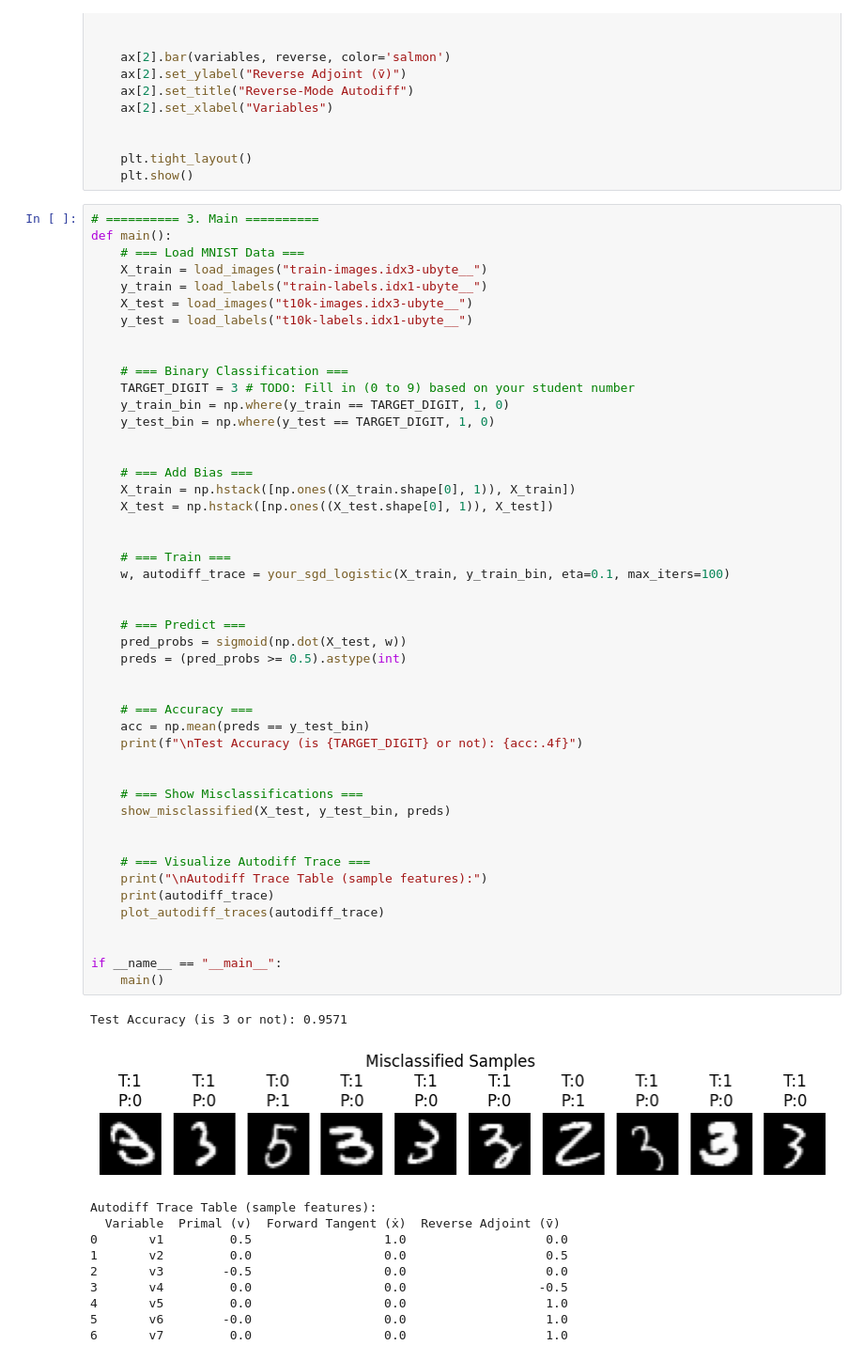
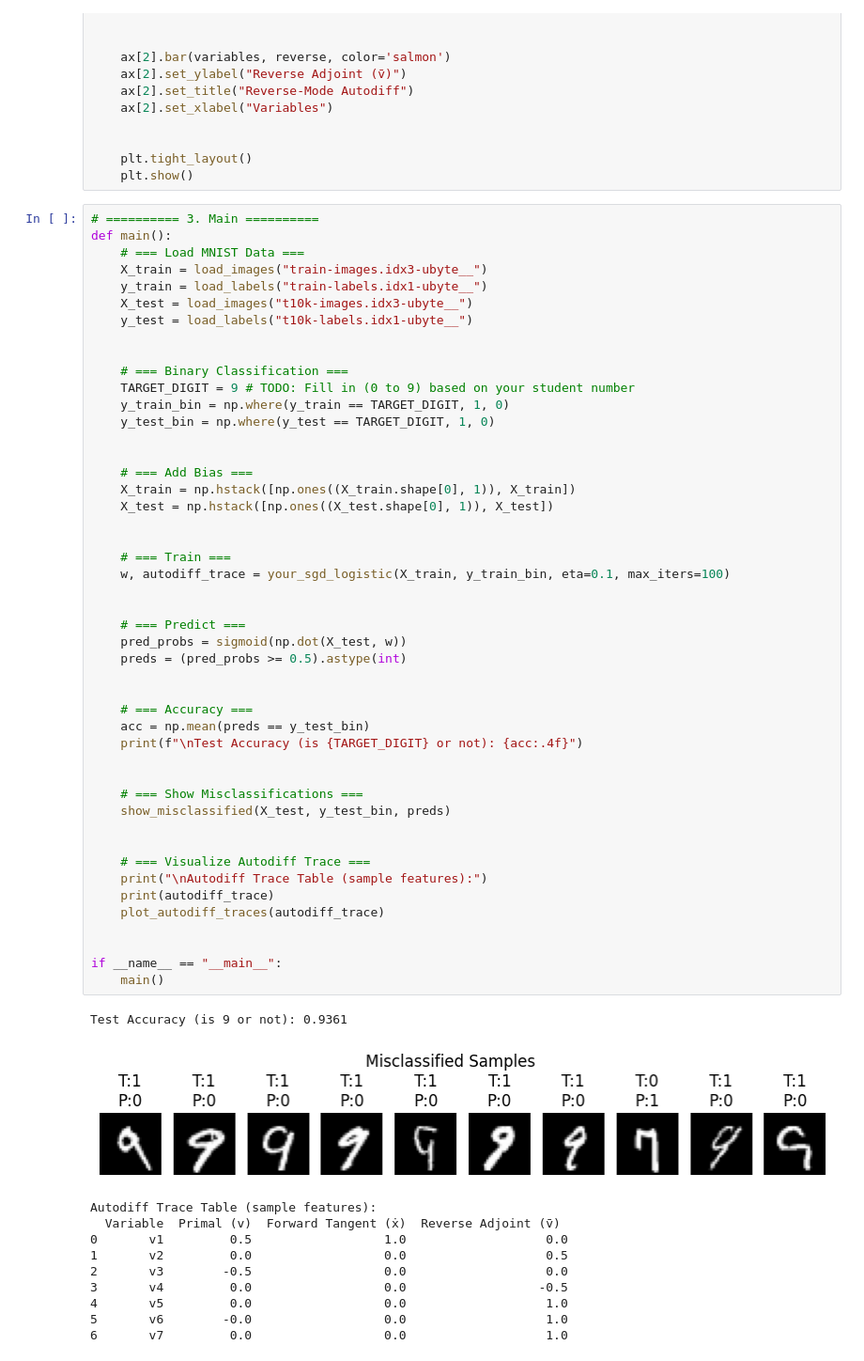
Before and after one commit to Vincent-Lien/NYCU_ML_2025, a Jupyter notebook: HW2/3. Backpropagation/Backpropagation.ipynb, the cells around one changed output. Shown at 94% size. Cells and saved outputs as stored; diff of their text form.

```diff
--- a/HW2/3. Backpropagation/Backpropagation.ipynb
+++ b/HW2/3. Backpropagation/Backpropagation.ipynb
@@ -160,7 +160,7 @@ def main():
 
 
     # === Binary Classification ===
-    TARGET_DIGIT = 3 # TODO: Fill in (0 to 9) based on your student number
+    TARGET_DIGIT = 9 # TODO: Fill in (0 to 9) based on your student number
     y_train_bin = np.where(y_train == TARGET_DIGIT, 1, 0)
     y_test_bin = np.where(y_test == TARGET_DIGIT, 1, 0)
 
@@ -170,35 +170,35 @@ def main():
     X_test = np.hstack([np.ones((X_test.shape[0], 1)), X_test])
 
 
     # === Train ===
     w, autodiff_trace = your_sgd_logistic(X_train, y_train_bin, eta=0.1, max_iters=100)
 
 
     # === Predict ===
     pred_probs = sigmoid(np.dot(X_test, w))
     preds = (pred_probs >= 0.5).astype(int)
 
 
     # === Accuracy ===
     acc = np.mean(preds == y_test_bin)
     print(f"\nTest Accuracy (is {TARGET_DIGIT} or not): {acc:.4f}")
 
 
     # === Show Misclassifications ===
     show_misclassified(X_test, y_test_bin, preds)
 
 
     # === Visualize Autodiff Trace ===
     print("\nAutodiff Trace Table (sample features):")
     print(autodiff_trace)
     plot_autodiff_traces(autodiff_trace)
 
 
 if __name__ == "__main__":
     main()
 # %% [output]
-Test Accuracy (is 3 or not): 0.9571
+Test Accuracy (is 9 or not): 0.9361
-[figure, old version]
+[figure, new version]
 Autodiff Trace Table (sample features):
   Variable  Primal (v)  Forward Tangent (ẋ)  Reverse Adjoint (v̄)
 0       v1         0.5                  1.0                   0.0
```
